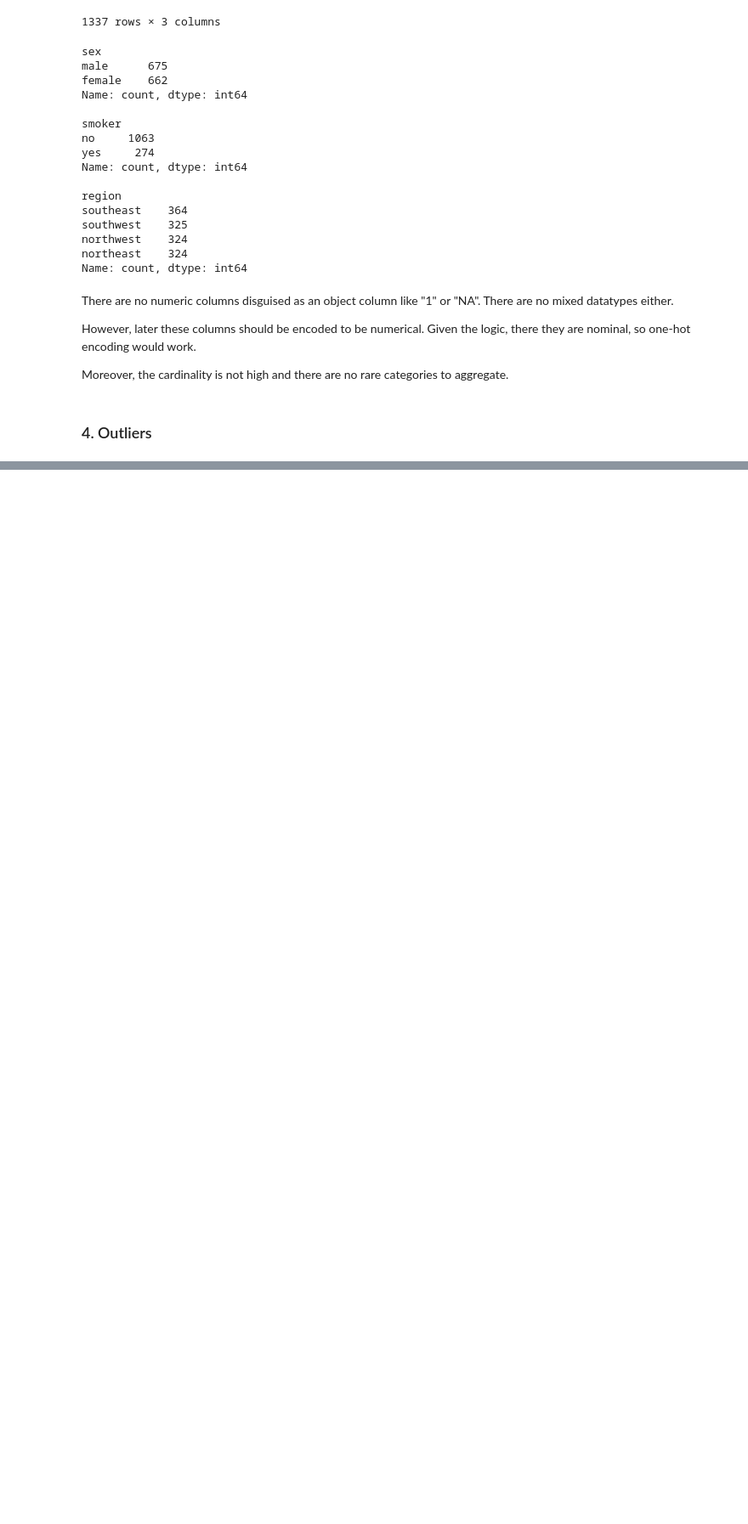
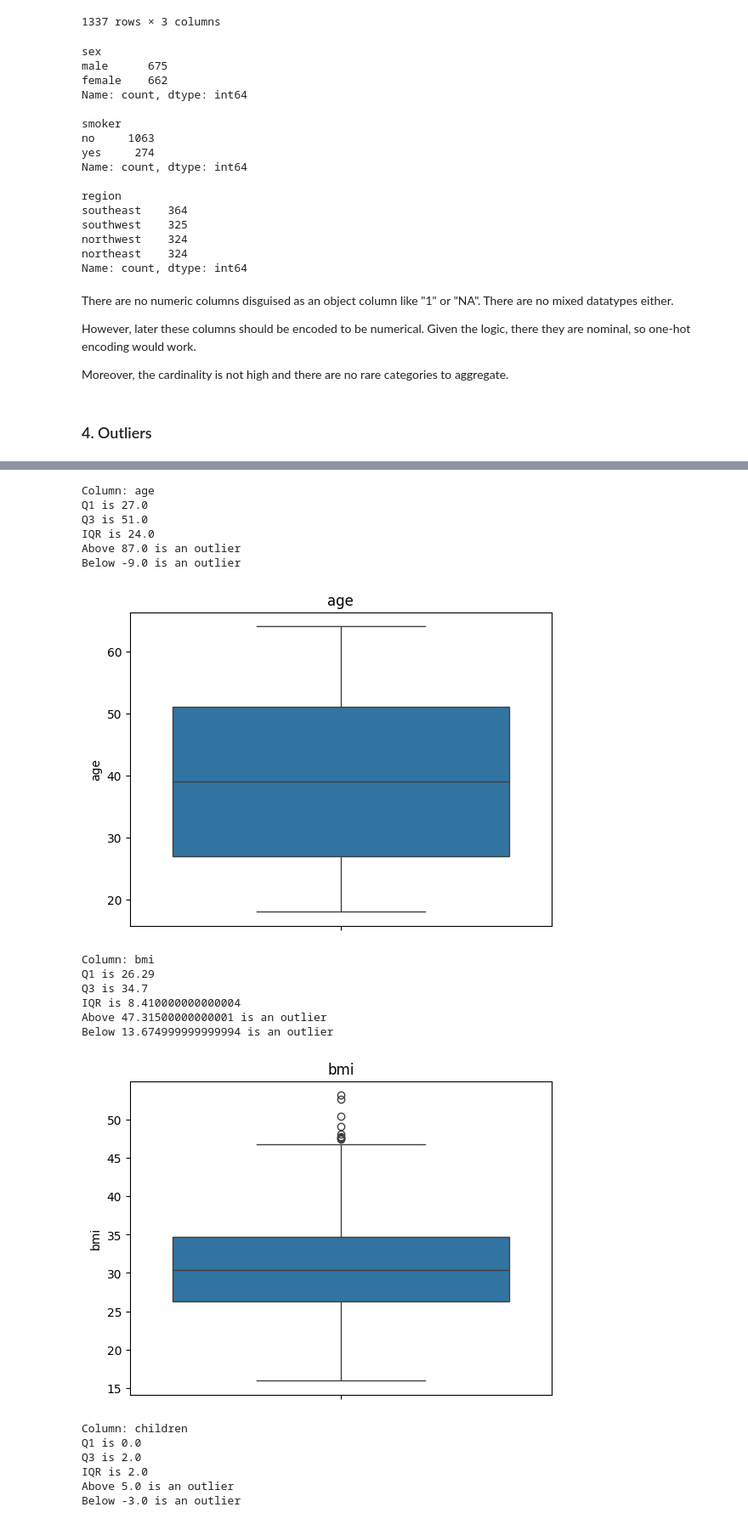
Before and after one commit to lokkenchan/linear_regression_001, a Jupyter notebook: notebooks/01_exploration.ipynb, the cells around one changed output, grey strips where cells are left out. Shown at 85% size. Saved outputs shown, nothing was run; the diff lists cells and outputs as text; code cells hidden in the pictures; blank space fills up the shorter version.

Commit message:
outlier exploration

```diff
--- a/notebooks/01_exploration.ipynb
+++ b/notebooks/01_exploration.ipynb
@@ -54,6 +64,7 @@ At a surface level it looks like there is no missing data, but there could be a
 # Are there any sentinel #'s like -1 or 999 as a placeholder for "missing value"?
 print('Numeric column distribution at a glance:')
 print('=========================================')
+num_cols = df.select_dtypes(include="number").columns.to_list()
 df.describe()
 # %% [output]
 Numeric column distribution at a glance:
@@ -218,0 +241,36 @@ Moreover, the cardinality is not high and there are no rare categories to aggreg
+# %%
+for i in num_cols:
+    q1, q3 = np.percentile(df.loc[:,i],[25,75])
+    IQR = q3-q1
+    print(f"Column: {i}")
+    print(f"Q1 is {q1}")
+    print(f"Q3 is {q3}")
+    print(f"IQR is {IQR}")
+    print(f"Above {(1.5*IQR)+q3} is an outlier")
+    print(f"Below {q1-(1.5*IQR)} is an outlier \n")
+
+    sns.boxplot(df[i])
+    plt.title(f"{i}")
+    plt.ylabel(f"{i}")
+    plt.show()
+# %% [output]
+Column: age
+Q1 is 27.0
+Q3 is 51.0
+IQR is 24.0
+Above 87.0 is an outlier
+Below -9.0 is an outlier
+[figure, added]
+Column: bmi
+Q1 is 26.29
+Q3 is 34.7
+IQR is 8.410000000000004
+Above 47.31500000000001 is an outlier
+Below 13.674999999999994 is an outlier
+[figure, added]
+Column: children
+Q1 is 0.0
+Q3 is 2.0
+IQR is 2.0
+Above 5.0 is an outlier
+Below -3.0 is an outlier
```
Also changed, not shown: parts of 7 cells of this notebook.
